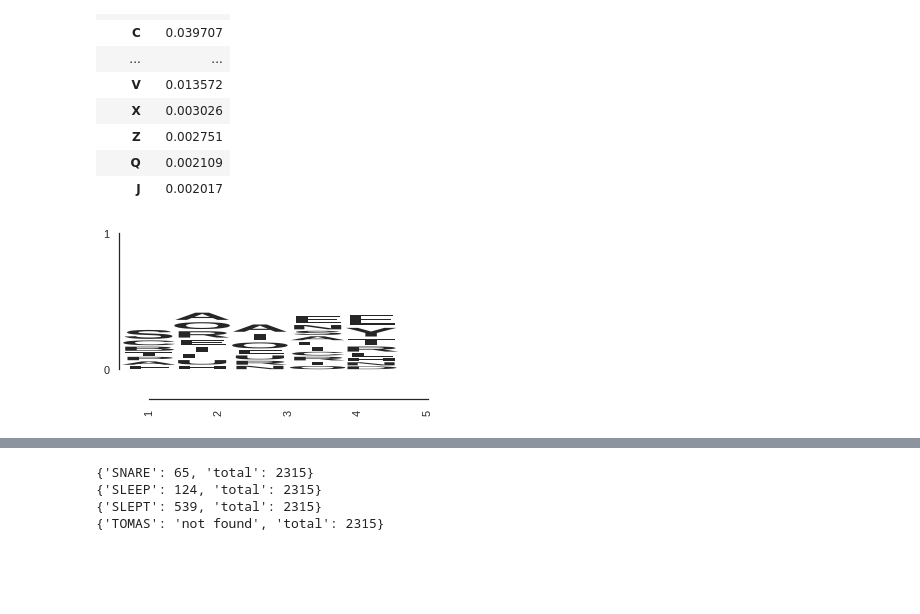
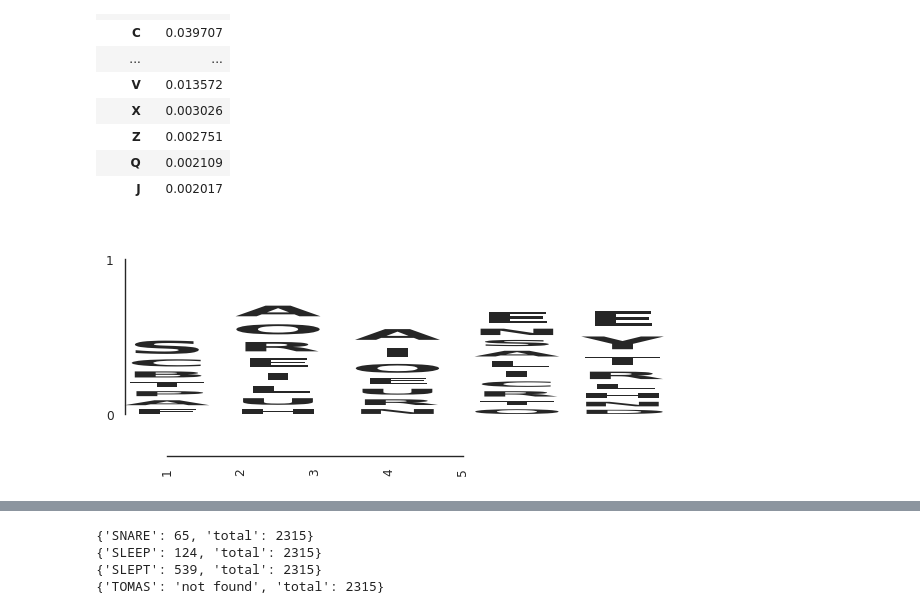
Before and after one commit to ggilestro/playground, a Jupyter notebook: wordle_strategy/wordle_notebook.ipynb, the cells around one changed output, grey strips where cells are left out. Drawn from its saved outputs; the diff is of its cells as text; code cells hidden in the pictures; blank space fills up the shorter version.

Commit message:
Fixed code to be compatible with new matplotlib APIs

```diff
--- a/wordle_strategy/wordle_notebook.ipynb
+++ b/wordle_strategy/wordle_notebook.ipynb
@@ -48,14 +54,16 @@ df1.sort_values(by=['frequency'], ascending=False)
 | Q | 0.002109 |
 | J | 0.002017 |
 # %%
-#plot a sequence logo of the most frequent letters by position
+# Plot a sequence logo of the most frequent letters by position
 %matplotlib inline
-import seaborn
+import seaborn as sns
 import matplotlib.pyplot as plt
-plt.style.use('seaborn-ticks')
 from matplotlib import transforms
 import matplotlib.patheffects
 import numpy as np
+
+# Use a current seaborn style
+sns.set_theme(style="white", context="paper")
 
 class Scale(matplotlib.patheffects.RendererBase):
     def __init__(self, sx, sy=None):
@@ -63,55 +71,74 @@ class Scale(matplotlib.patheffects.RendererBase):
         self._sy = sy
 
     def draw_path(self, renderer, gc, tpath, affine, rgbFace):
-        affine = affine.identity().scale(self._sx, self._sy)+affine
-        renderer.draw_path(gc, tpath, affine, rgbFace)
+        # Create a new identity transform and then scale it
+        new_affine = transforms.Affine2D().scale(self._sx, self._sy) + affine
+        renderer.draw_path(gc, tpath, new_affine, rgbFace)
+
+# Assuming positions is defined elsewhere in your code
+# If not, you'll need to define it before running this code
 
 fig = plt.figure()
-fig.set_size_inches(len(positions),2.5)
+fig.set_size_inches(len(positions), 2.5)
 ax = fig.add_subplot(111)
 ax.set_xticks(range(len(positions)))
 
 xshift = 0
 trans_offset = transforms.offset_copy(ax.transAxes,
-                                  fig=fig,
-                                  x=0,
-                                  y=0,
-                                  units='points')
+                                      fig=fig,
+                                      x=0,
+                                      y=0,
+                                      units='points')
 
 for pos in positions:
     yshift = 0
     for letter in pos:
         freq = pos[letter]
         if freq > 0.05:
             txt = ax.text(0,
                           0,
                           letter,
                           transform=trans_offset,
                           fontsize=80,
-                          #color=COLOR_SCHEME[base],
+                          # color=COLOR_SCHEME[base],  # Uncomment if COLOR_SCHEME is defined
                           weight='bold',
                           ha='center',
                           family='sans-serif'
-                          )
+                         )
             txt.set_clip_on(False)
             txt.set_path_effects([Scale(1.0, freq)])
+
+            # Need to draw before getting window extent
             fig.canvas.draw()
-            window_ext = txt.get_window_extent(txt._renderer)
-            yshift = window_ext.height*freq
-            trans_offset = transforms.offset_copy(txt._transform, fig=fig, y=yshift, units='points')
+
+            # Get renderer in current matplotlib API
+            renderer = fig.canvas.get_renderer()
+            window_ext = txt.get_window_extent(renderer)
+
+            yshift = window_ext.height * freq
+            trans_offset = transforms.offset_copy(txt.get_transform(),
+                                                 fig=fig,
+                                                 y=yshift,
+                                                 units='points')
+
     xshift += window_ext.width
-    trans_offset = transforms.offset_copy(ax.transAxes, fig=fig, x=xshift, units='points')
+    trans_offset = transforms.offset_copy(ax.transAxes,
+                                         fig=fig,
+                                         x=xshift,
+                                         units='points')
 
+ax.set_yticks(range(0, 2))
 
-ax.set_yticks(range(0,2))
+# Use current Seaborn despine method
+sns.despine(ax=ax, offset=30, trim=True)
 
+ax.set_xticklabels(range(1, len(positions) + 1), rotation=90)
+ax.set_yticklabels(np.arange(0, 2, 1))
 
-seaborn.despine(ax=ax, offset=30, trim=True)
-ax.set_xticklabels(range(1,len(positions)+1), rotation=90)
-ax.set_yticklabels(np.arange(0,2,1))
+plt.tight_layout()
 plt.show()
 # %% [output]
-[figure, old version]
+[figure, new version]
 # %%
 df1.plot(kind="bar", rot=0, title='Frequency of letters in the wordle database')#, color='#a51d2dff')
 # %% [output]
```
Also changed, not shown: parts of 18 cells of this notebook.
